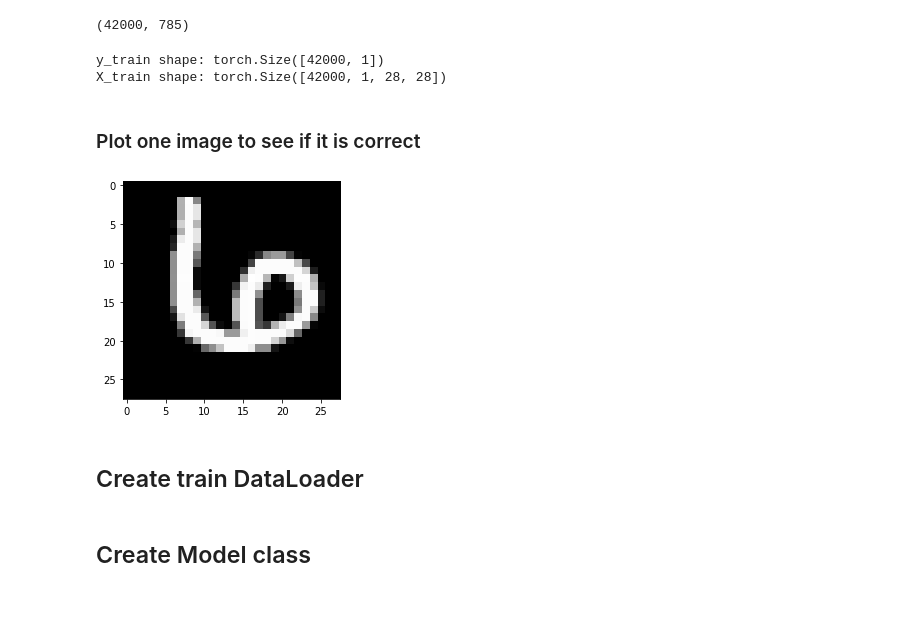
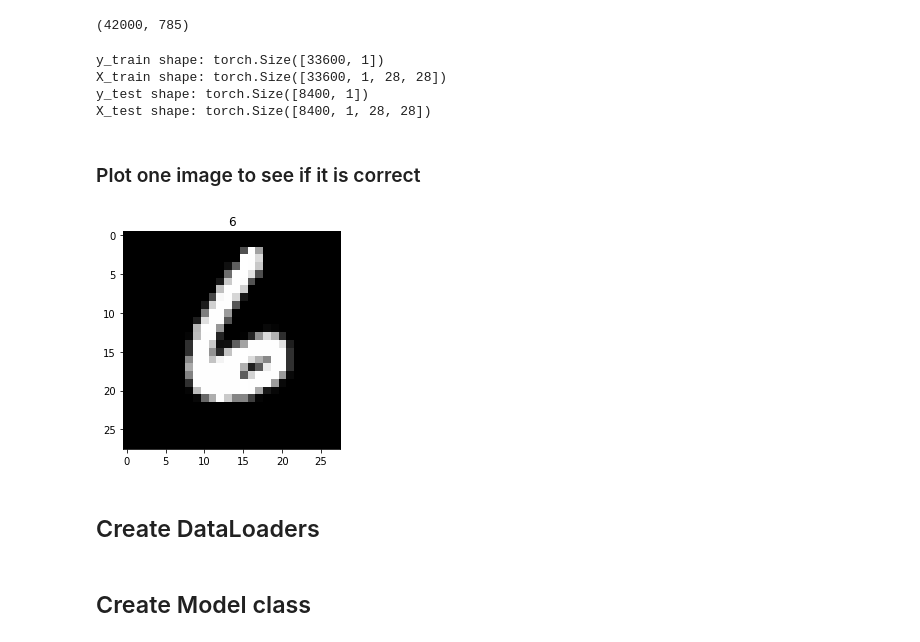
Before and after one commit to pablo-blancoc/mnist, a Jupyter notebook: src/torch.ipynb, the cells around one changed output. Saved outputs shown, nothing was run; the diff lists cells and outputs as text; code cells hidden in the pictures; blank space fills up the shorter version.

```diff
--- a/src/torch.ipynb
+++ b/src/torch.ipynb
@@ -36,50 +37,69 @@ df.shape
 # %% [output]
 (42000, 785)
 # %%
-def convert_df_to_xy(df: pd.DataFrame) -> torch.IntTensor and torch.IntTensor:
+def convert_df_to_xy_and_split(df: pd.DataFrame, test_size: float = 0.2) -> torch.IntTensor and torch.IntTensor and torch.IntTensor and torch.IntTensor:
     """Converts a Pandas DataFrame to 2 torch.IntTensor (x & y) so that you can later apply any function.
     The df needs to have shape (N, 785) where N: number of samples and 785: target + 784 pixels (28x28)
 
     Args:
         df (pd.DataFrame): The images data you will work with
+        test_size (float): Percentage of test df
 
     Returns:
-        torch.IntTensor: x
-        torch.IntTensor: y
+        torch.IntTensor: x_train
+        torch.IntTensor: y_train
+        torch.IntTensor: x_test
+        torch.IntTensor: y_test
     """
 
     number_of_samples = df.shape[0]
     X_train = None
     y_train = None
+    X_test = None
+    y_test = None
+
+    # division row
+    test_samples = int(df.shape[0] * test_size)
 
     # get the labels
-    labels = df['label'].to_numpy()
-    y_train = torch.Tensor(labels).reshape(number_of_samples, 1)
+    labels_test = df['label'][:test_samples].to_numpy()
+    y_test = torch.Tensor(labels_test).reshape(-1, 1)
+
+    labels_train = df['label'][test_samples:].to_numpy()
+    y_train = torch.Tensor(labels_train).reshape(-1, 1)
 
     # convert the rest of dataframe to correct image size (28x28)
-    pixels = df[[col for col in df.columns if col != 'label']].to_numpy()
-    X_train = torch.Tensor(pixels).reshape(number_of_samples, 1, 28, 28)
+    pixels_train = df[[col for col in df.columns if col != 'label']][test_samples:].to_numpy()
+    X_train = torch.Tensor(pixels_train).reshape(-1, 1, 28, 28)
 
-    return X_train, y_train
+    pixels_test = df[[col for col in df.columns if col != 'label']][:test_samples].to_numpy()
+    X_test = torch.Tensor(pixels_test).reshape(-1, 1, 28, 28)
+
+    return X_train, y_train, X_test, y_test
 # %%
-X_train, y_train = convert_df_to_xy(df=df)
+X_train, y_train, X_test, y_test = convert_df_to_xy_and_split(df=df, test_size=0.2)
 
 print(f"y_train shape: {y_train.shape}")
 print(f"X_train shape: {X_train.shape}")
+print(f"y_test shape: {y_test.shape}")
+print(f"X_test shape: {X_test.shape}")
 # %% [output]
-y_train shape: torch.Size([42000, 1])
-X_train shape: torch.Size([42000, 1, 28, 28])
+y_train shape: torch.Size([33600, 1])
+X_train shape: torch.Size([33600, 1, 28, 28])
+y_test shape: torch.Size([8400, 1])
+X_test shape: torch.Size([8400, 1, 28, 28])
 # %% [markdown]
 ### Plot one image to see if it is correct
 # %%
-image_to_plot = 756
+image_to_plot = 65
 
 # plot the sample
 fig = plt.figure
-plt.imshow(X_train[image_to_plot][0], cmap='gray')
+plt.imshow(X_train[image_to_plot][0].detach(), cmap='gray')
+plt.title(int(y_train[image_to_plot].item()))
 plt.show()
 # %% [output]
-[figure, old version]
+[figure, new version]
 # %% [markdown]
-## Create train DataLoader
+## Create DataLoaders
 # %%
```
Also changed, not shown: parts of 14 cells of this notebook, 1 other file.
